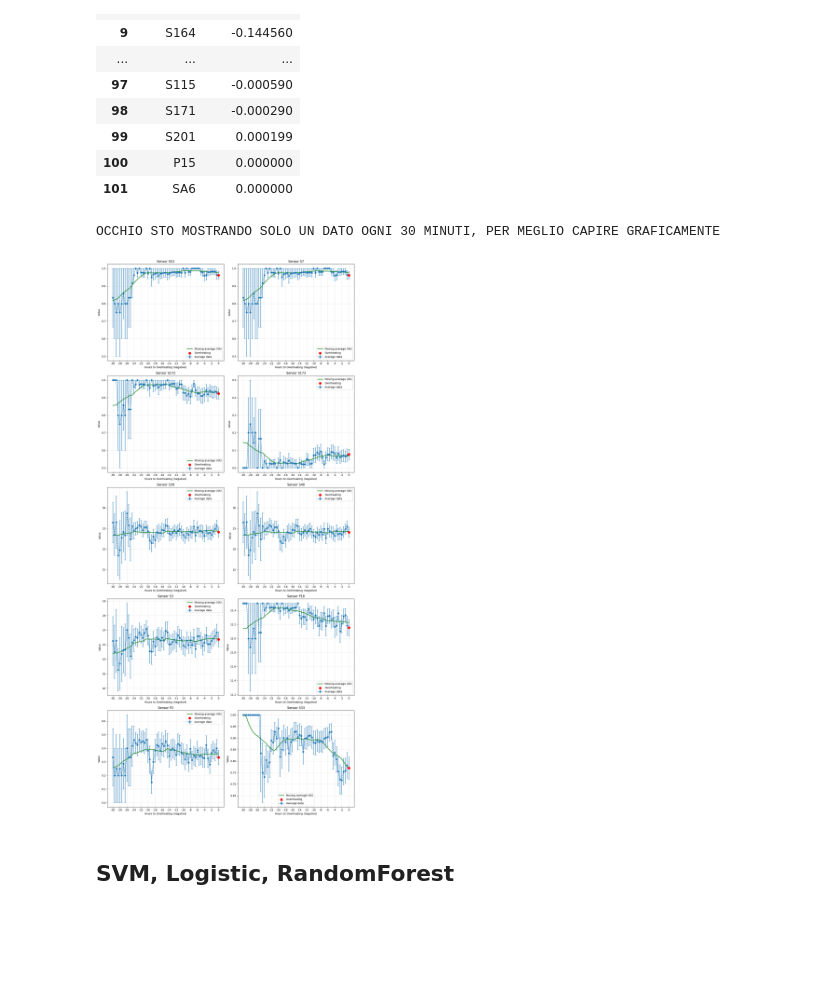
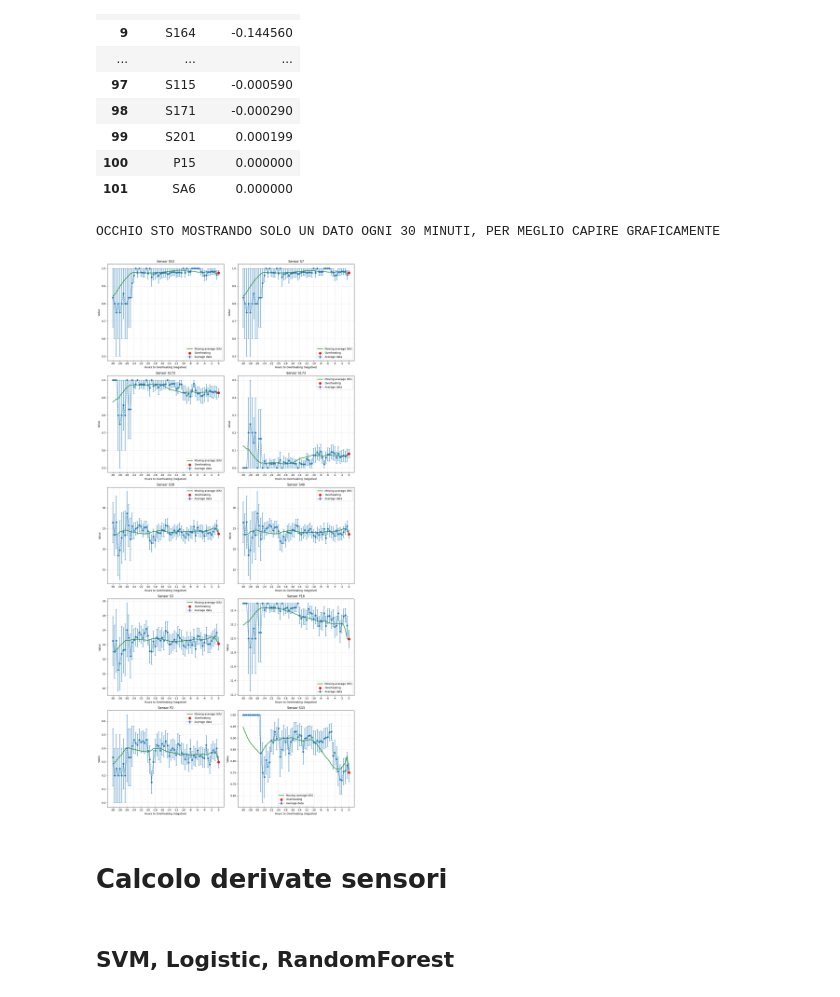
Before and after one commit to RaffaeleSabatini/MAPD2025_proj3, a Jupyter notebook: Group04.ipynb, the cells around one changed output. Cells and saved outputs as stored; diff of their text form; code cells hidden in the pictures; blank space fills up the shorter version.

Commit message:
provo a fare derivate

```diff
--- a/Group04.ipynb
+++ b/Group04.ipynb
@@ -1263,19 +1263,14 @@ def add_heat_blocks(df, minBlockLength=30, debug=True):
 
     # create column for time relative to overheating
     w = Window.partitionBy("BlockHeat").orderBy("when")
-    overheat_times = (
-        #df.filter(col("overheating") == 1)
-        df.groupBy("BlockHeat")
-        .agg(spark_max("when").alias("TimeOverheating"))
-    )
+    overheat_times = ( df.groupBy("BlockHeat").agg(spark_max("when").alias("TimeOverheating")) )
     df = df.join(overheat_times, on="BlockHeat", how="left")
     df = df.withColumn( "MinToOverheating",( col("TimeOverheating")-col("when") ) / 60 )
 
-    #df = df.drop("new_block_flag", "oldBlockHeat", "TimeOverheating").orderBy("when")
     if debug:
         return df.orderBy("when")
     else:
         return df.drop("new_block_flag", "oldBlockHeat", "TimeOverheating").orderBy("when")
 # %%
-df_maintenance = add_heat_blocks(df_final_088, minBlockLength=30)
+df_maintenance = add_heat_blocks(df_final_088, minBlockLength=2)
 # %%
@@ -1301,12 +1314,12 @@ def info_overheating(df, duration, sensors, rolling):
     w = Window.partitionBy(lit(0)).orderBy("MinToOverheating")
 
     for s in sensors:
-        df_summary = df_summary.withColumn(f"{s}_rolling", spark_avg(f"{s}_avg").over(w.rangeBetween(-rolling, rolling)) )
+        df_summary = df_summary.withColumn(f"{s}_rolling", spark_avg(f"{s}_avg").over(w.rangeBetween(-rolling, 0)) )
         df_summary = df_summary.withColumn(f"{s}_err", col(f"{s}_std")/spark_sqrt(col(f"{s}_n")) )
 
     return df_summary.orderBy("MinToOverheating")
 # %%
-df_info_overheating = info_overheating( df_maintenance, duration=30*60, sensors=sensors, rolling = 4*60) #all in minutes
+df_info_overheating = info_overheating( df_maintenance, duration=30*60, sensors=sensors, rolling = 6*60) #all in minutes
 # %%
 # yolo = df_maintenance.filter(col("MinToOverheating")==29).select("S53")#.show(120)
 # yolo.show(120)
@@ -1335,12 +1348,12 @@ alarm_corr
 | 100 | P15 | 0.000000 |
 | 101 | SA6 | 0.000000 |
 # %%
-# pdf = df_info_overheating.toPandas()
-# #sensors = ["S53", "S7", "S172", "S173"]
+pdf = df_info_overheating.toPandas()
+#sensors = ["S53", "S7", "S172", "S173"]
 
-# # parametro step
-# step = 30
-# pdf = pdf.iloc[::step, :]
+# parametro step
+step = 30
+pdf = pdf.iloc[::step, :]
 print(f"OCCHIO STO MOSTRANDO SOLO UN DATO OGNI {step} MINUTI, PER MEGLIO CAPIRE GRAFICAMENTE")
 
 # subplot 2x2 (senza sharex, così ognuno ha i suoi tick)
@@ -1368,34 +1381,34 @@ for i, s in enumerate(sensors):
     color="green",
     linewidth=2,
     linestyle="-",
-    label=f"Moving average (4h)"
+    label=f"Moving average (6h)"
     )
 
     # evidenzia ultimo punto a destra in rosso
     last_idx = pdf["MinToOverheating"].idxmin()
     ax.scatter(
         -pdf.loc[last_idx, "MinToOverheating"],
         pdf.loc[last_idx, f"{s}_avg"],
         color="red",
         s=80,
         zorder=5,
         label="Overheating"
     )
 
     ax.set_title(f"Sensor {s}")
     ax.set_xlabel("Hours to Overheating (negative)")
     ax.set_ylabel("Value")
     ax.grid(True, alpha=0.3)
 
     # tick ogni 120 minuti (= 2 ore), etichettati in ore
     x_ticks = np.arange(int(-pdf["MinToOverheating"].max()), 1, 120)
     ax.set_xticks(x_ticks)
     ax.set_xticklabels([f"{int(x/60)}" for x in x_ticks])
 
     ax.legend()
 
 plt.tight_layout()
 plt.show()
 # %% [output]
 OCCHIO STO MOSTRANDO SOLO UN DATO OGNI 30 MINUTI, PER MEGLIO CAPIRE GRAFICAMENTE
-[figure, old version]
+[figure, new version]
@@ -1403,0 +1415,2 @@ fig.savefig("GraficiTemporaliSensori.pdf", format="pdf", bbox_inches="tight")
+# %% [markdown]
+# Calcolo derivate sensori
```
Also changed, not shown: parts of 4 cells of this notebook.
